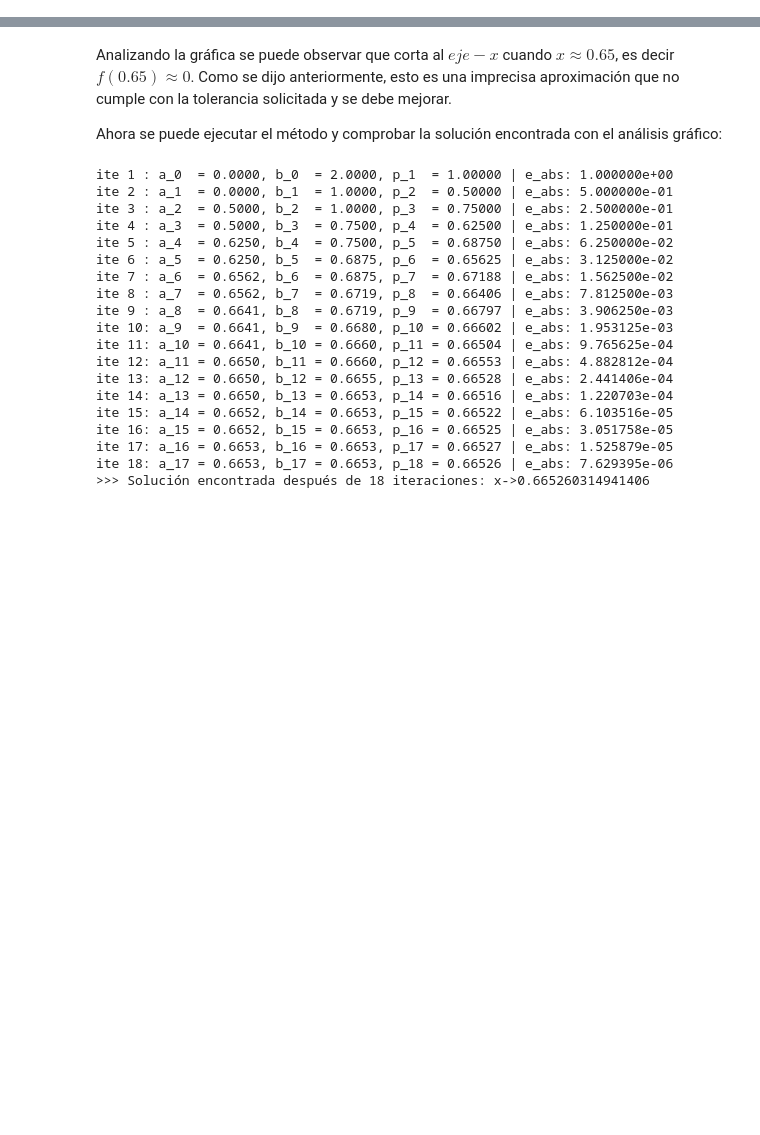
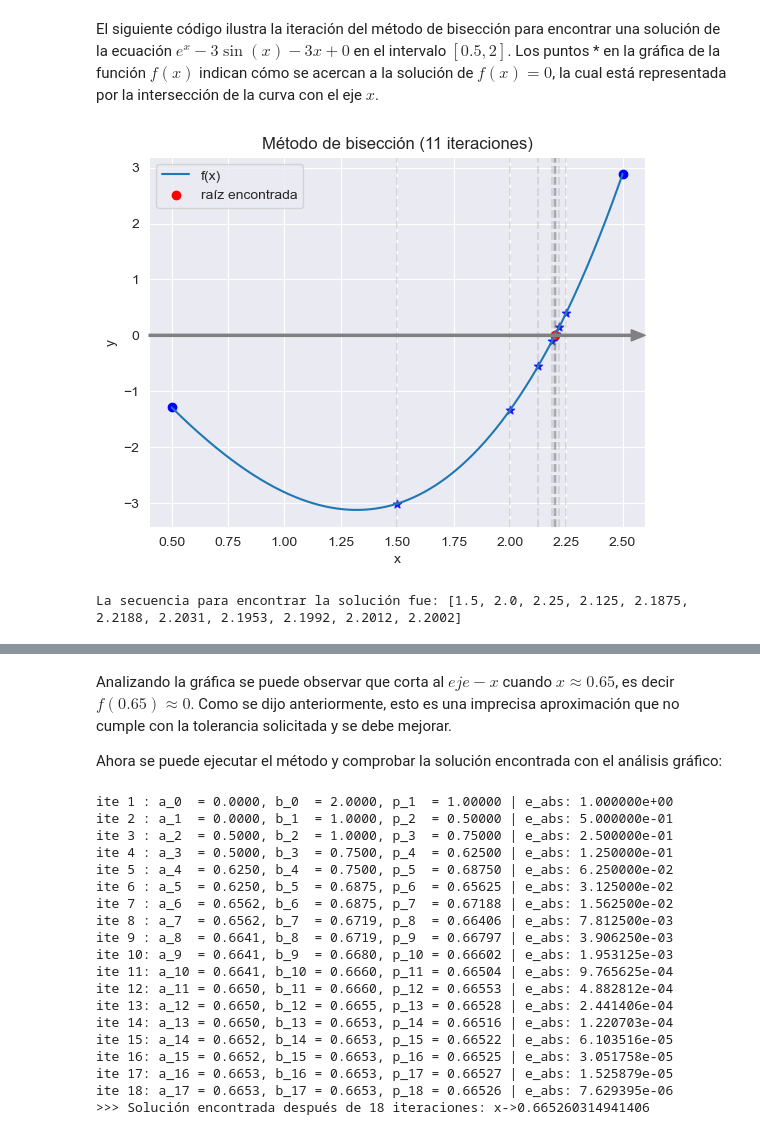
Before and after one commit to caramirezs/MetNum_librodigital, a Jupyter notebook: 1_Ecuaciones_de_una_variable/1.1_Metodo_biseccion.ipynb, the cells around one changed output, grey strips where cells are left out. Drawn from its saved outputs; the diff is of its cells as text; code cells hidden in the pictures; blank space fills up the shorter version.

Commit message:
seccion 1.1 - bisección

```diff
--- a/1_Ecuaciones_de_una_variable/1.1_Metodo_biseccion.ipynb
+++ b/1_Ecuaciones_de_una_variable/1.1_Metodo_biseccion.ipynb
@@ -173,0 +132,74 @@ En general vamos a utilizar el error absoluto (o *tolerancia*) para identificar
+# %% [markdown]
+El siguiente código ilustra la iteración del método de bisección para encontrar una solución de la ecuación $ e^x - 3 \sin(x) - 3x + 0$ en el intervalo $[0.5, 2]$. Los puntos * en la gráfica de la función $f(x)$ indican cómo se acercan a la solución de $f(x)=0$, la cual está representada por la intersección de la curva con el eje $x$.
+# %%
+# EJECUTAR ESTA CELDA
+import matplotlib.pyplot as plt
+import numpy as np
+
+# Definir la función
+f = lambda x: np.e**x - 3*np.sin(x) - 3*x
+
+# Definir el intervalo, tolerancia y No. máximo de iteraciones
+a, b = 0.5, 2.5
+tolerancia = 1e-4
+max_ite = 10
+
+# Crea un arreglo de valores x equiespaciados entre x_i y x_f con una longitud de num.
+x = np.linspace(a, b, 1000)
+# Inicializar la lista de aproximaciones
+lista_sol = list()
+
+# Crea una figura y un objeto de ejes (axis) utilizando matplotlib.
+# figsize se utiliza para establecer el tamaño de la figura.
+fig, ax = plt.subplots()
+
+# Graficar la función
+ax.plot(x, f(x), label='f(x)')
+ax.scatter(a, f(a), color='blue')
+ax.scatter(b, f(b), color='blue')
+
+# Iterar hasta que la tolerancia sea alcanzada o se supere el número máximo de iteraciones
+ite = 0
+while ite <= max_ite:
+    # Calcular el punto medio del intervalo
+    c = (a + b) / 2
+    # Agregar c a la lista de aproximaciones
+    lista_sol.append(round(c,4))
+
+    # Graficar la línea vertical en c y el punto en la grafica
+    ax.axvline(x=c, linestyle='--', color='gray', alpha=0.2)
+    ax.scatter(c, f(c), color='blue', alpha=0.8, marker='*')
+    # Actualizar el intervalo
+    if f(c) == 0:
+        break
+    elif f(a)*f(c) < 0:
+        b = c
+    elif f(b)*f(c) < 0:
+        a = c
+
+    if abs(b-a) < tolerancia:
+        break
+
+    ite += 1
+
+# Graficar el punto final encontrado
+ax.scatter(c, f(c), color='red', label='raíz encontrada')
+
+### EJES ###
+# Obtiene los límites inferior y superior de x y y de los ejes del objeto de ejes.
+xmin, xmax = ax.get_xlim()
+ymin, ymax = ax.get_ylim()
+# Agrega flechas a los ejes x e y para indicar su dirección.
+ax.annotate("", xy=(xmax, 0), xytext=(xmin, 0), arrowprops=dict(color='gray', width=1.5, headwidth=8, headlength=10))
+ax.annotate("", xy=(0, ymax), xytext=(0, ymin), arrowprops=dict(color='gray', width=1.5, headwidth=8, headlength=10))
+
+# Configurar la gráfica
+plt.legend()
+plt.xlabel('x')
+plt.ylabel('y')
+plt.title(f'Método de bisección ({ite} iteraciones)')
+plt.show()
+print(f'La secuencia para encontrar la solución fue: {lista_sol}')
+# %% [output]
+[figure, added]
+La secuencia para encontrar la solución fue: [1.5, 2.0, 2.25, 2.125, 2.1875, 2.2188, 2.2031, 2.1953, 2.1992, 2.2012, 2.2002]
```
Also changed, not shown: parts of 21 cells of this notebook, 1 other file.
